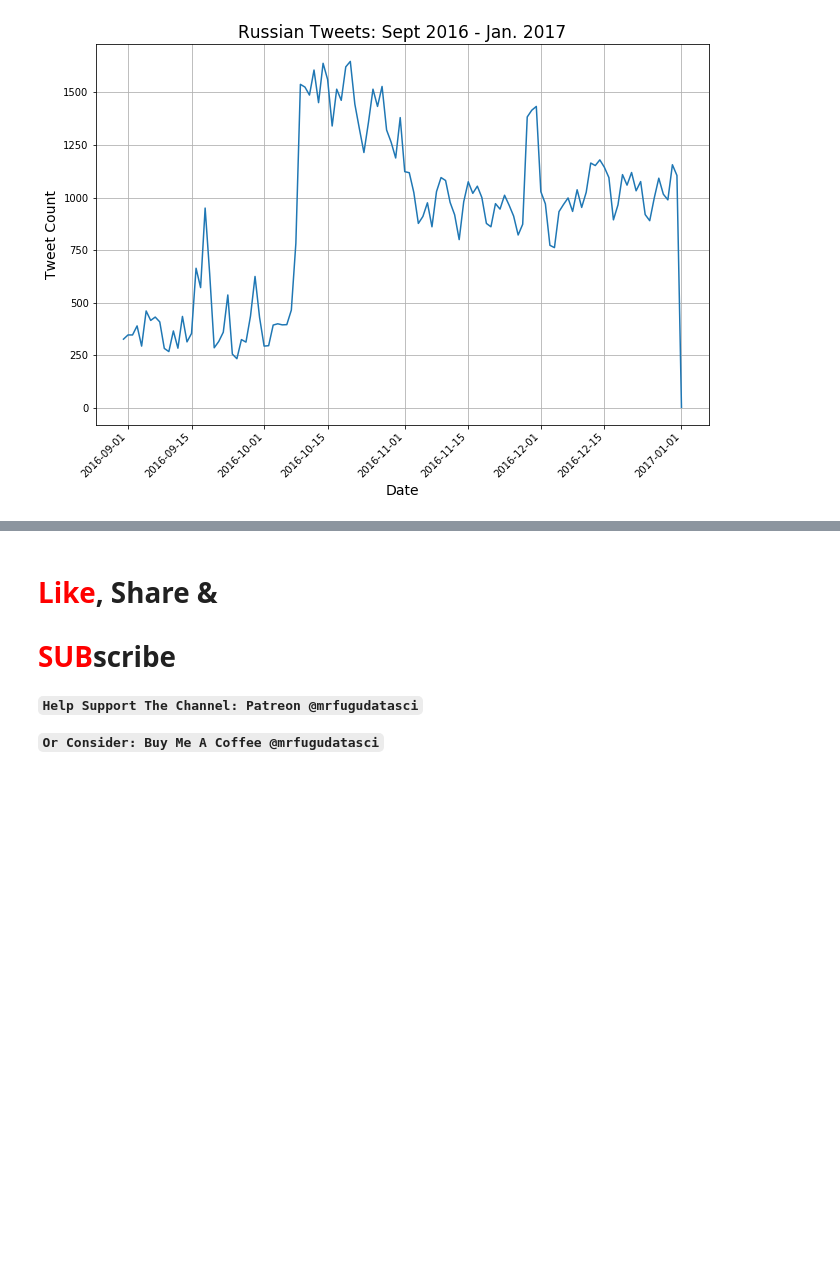
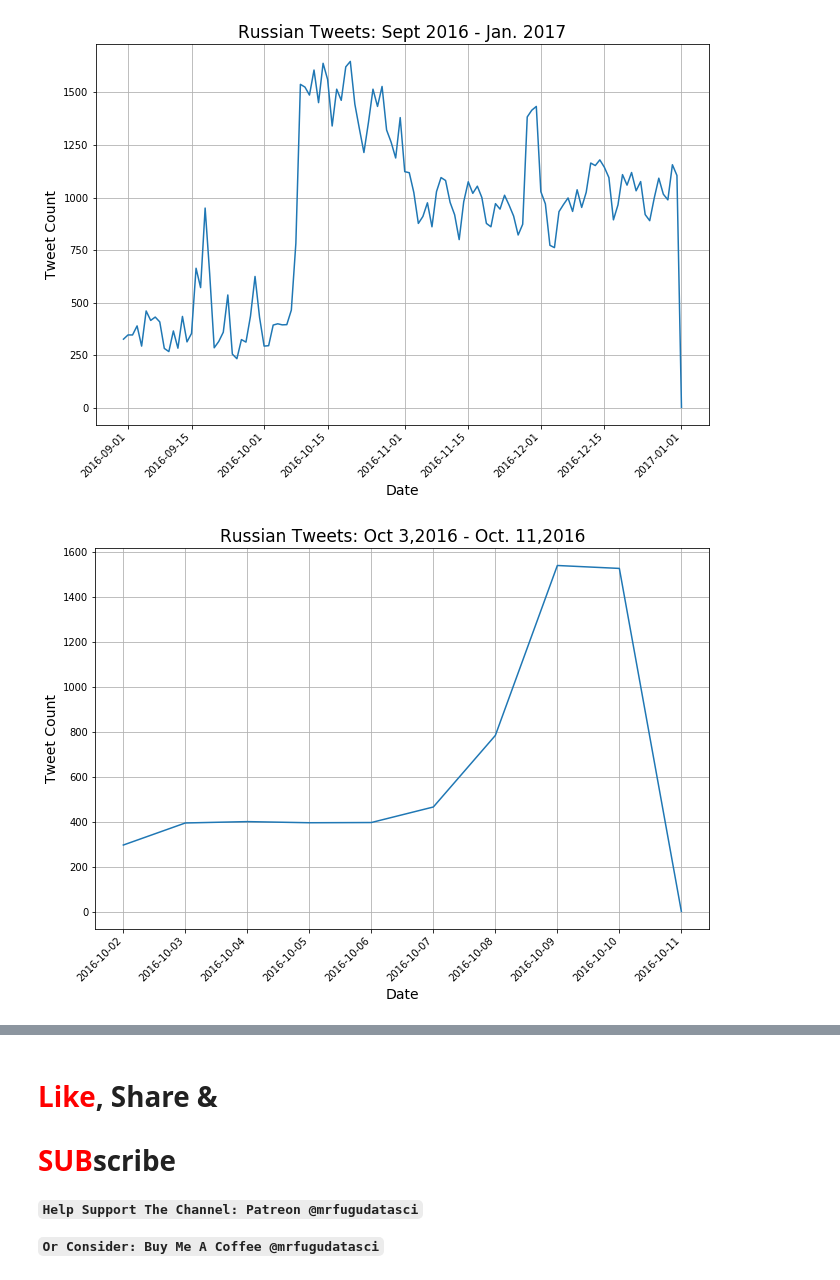
Before and after one commit to MrFuguDataScience/NLP, a Jupyter notebook: troll_tweets_02.ipynb, the cells around one changed output, grey strips where cells are left out. Saved outputs shown, nothing was run; the diff lists cells and outputs as text; code cells hidden in the pictures; blank space fills up the shorter version.

```diff
--- a/troll_tweets_02.ipynb
+++ b/troll_tweets_02.ipynb
@@ -196,3 +196,31 @@ plt.grid(True)
 plt.show()
 # %% [output]
 [figure]
+# %%
+# let's zoom in on Oct 3-11 2016 Russian Tweets:
+
+mask_russ_sub = (tr_russ['publish_date'] > '10/02/2016') &\
+(tr_russ['publish_date']  <= '10/11/02016')
+
+
+tr_russ_msk_sub=tr_russ[mask_russ_sub].sort_values('publish_date')
+
+
+tr_russ_msk_sub['publish_date_Only']=pd.\
+to_datetime(tr_russ_msk_sub['publish_date_Only'])
+
+
+plt.figure(figsize=(11,7))
+
+# sort dates and get count by date:
+dd_russ_sub=pd.to_datetime(tr_russ_msk_sub['publish_date_Only']).value_counts().sort_index()
+
+plt.plot(dd_russ_sub)
+plt.xticks(rotation=45,ha="right")
+plt.title('Russian Tweets: Oct 3,2016 - Oct. 11,2016',fontsize=17)
+plt.xlabel('Date', fontsize = 14)
+plt.ylabel('Tweet Count', fontsize = 14)
+plt.grid(True)
+plt.show()
+# %% [output]
+[figure, added]
```
Also changed, not shown: parts of 12 cells of this notebook.
